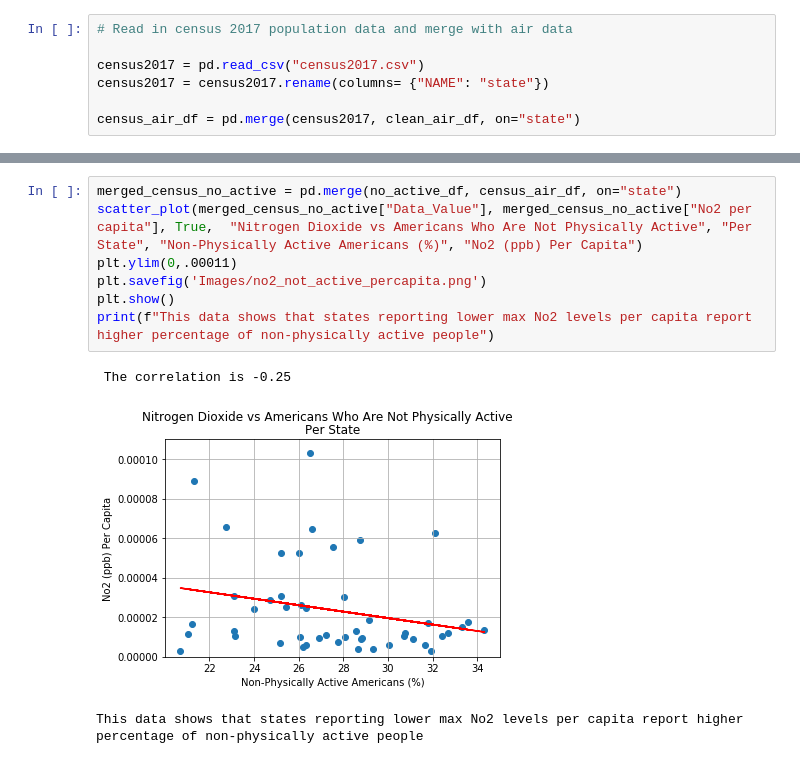
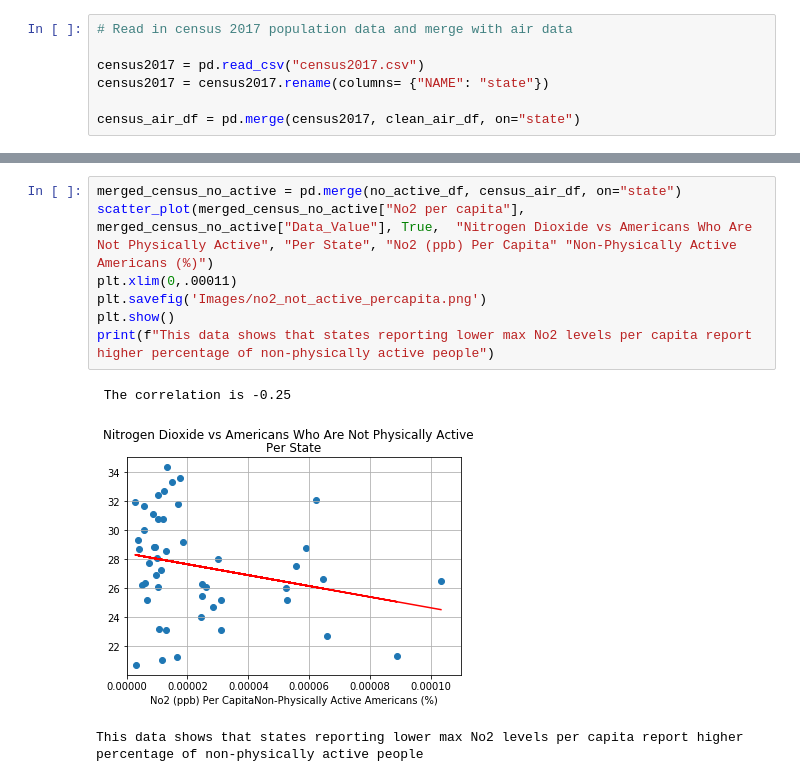
Before and after one commit to BrittLHeth/Project-1-API, a Jupyter notebook: Leah_No2_Final.ipynb, the cells around one changed output, grey strips where cells are left out. Cells and saved outputs as stored; diff of their text form.

```diff
--- a/Leah_No2_Final.ipynb
+++ b/Leah_No2_Final.ipynb
@@ -303,12 +303,12 @@ print(f"This data shows that states reporting higher max No2 levels per capita a
 This data shows that states reporting higher max No2 levels per capita also report higher percentage of physically active people
 # %%
 merged_census_no_active = pd.merge(no_active_df, census_air_df, on="state")
-scatter_plot(merged_census_no_active["Data_Value"], merged_census_no_active["No2 per capita"], True,  "Nitrogen Dioxide vs Americans Who Are Not Physically Active", "Per State", "Non-Physically Active Americans (%)", "No2 (ppb) Per Capita")
-plt.ylim(0,.00011)
+scatter_plot(merged_census_no_active["No2 per capita"], merged_census_no_active["Data_Value"], True,  "Nitrogen Dioxide vs Americans Who Are Not Physically Active", "Per State", "No2 (ppb) Per Capita" "Non-Physically Active Americans (%)")
+plt.xlim(0,.00011)
 plt.savefig('Images/no2_not_active_percapita.png')
 plt.show()
 print(f"This data shows that states reporting lower max No2 levels per capita report higher percentage of non-physically active people")
 # %% [output]
  The correlation is -0.25
-[figure, old version]
+[figure, new version]
 This data shows that states reporting lower max No2 levels per capita report higher percentage of non-physically active people
```
Also changed, not shown: parts of 3 cells of this notebook, 12 other files.
